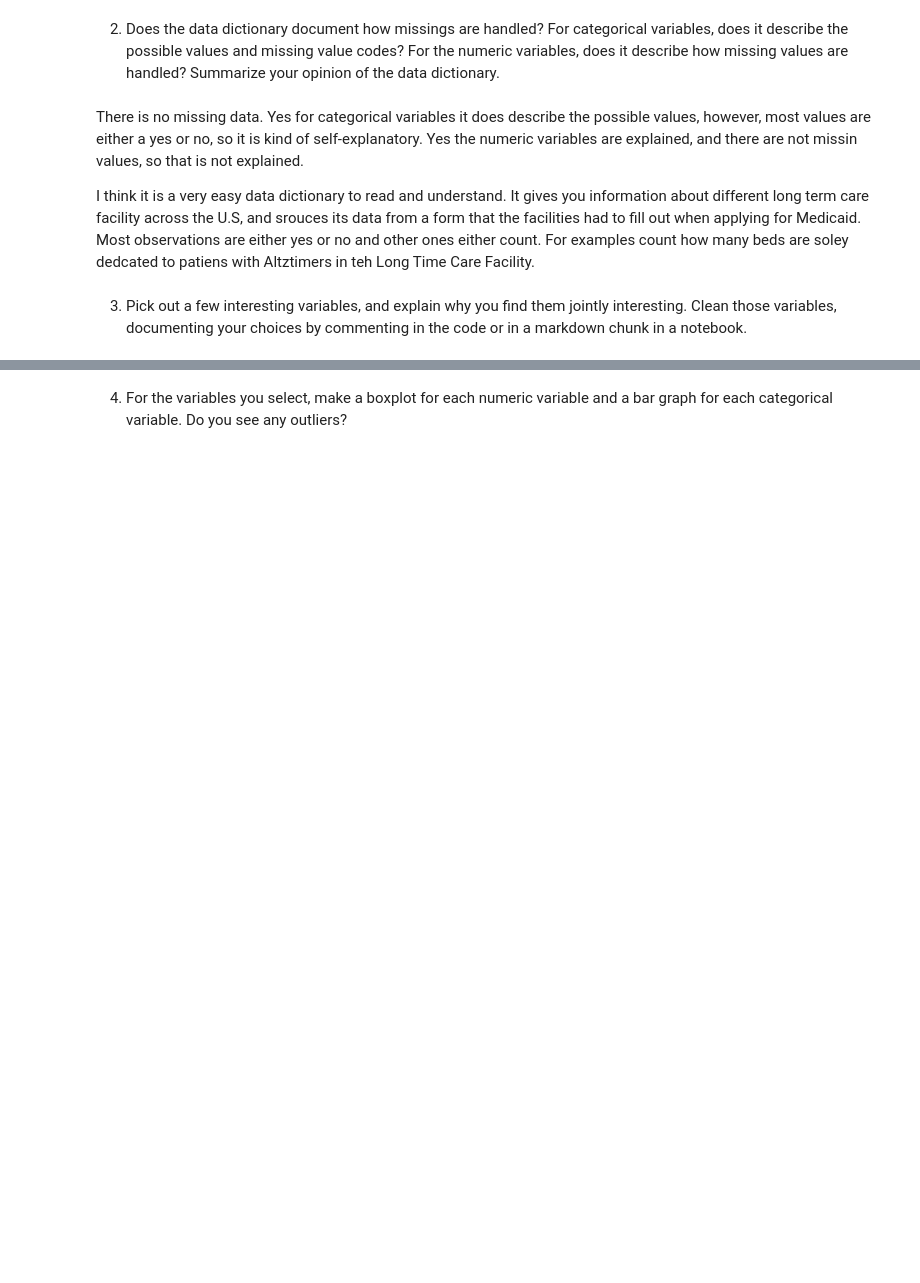
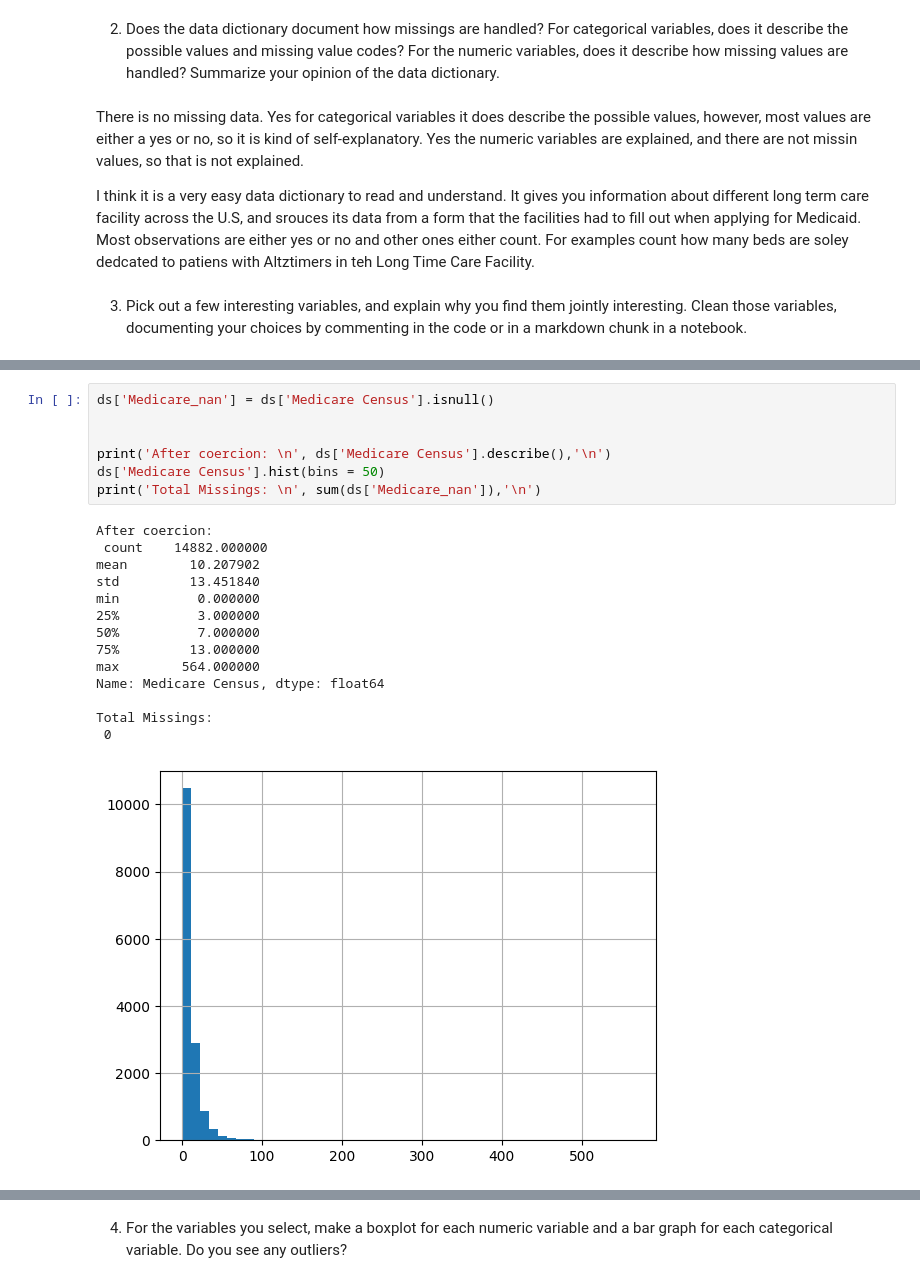
Before and after one commit to pwy7fv/visualization, a Jupyter notebook: assignment/assignment.ipynb, the cells around one changed output, grey strips where cells are left out. Saved outputs shown, nothing was run; the diff lists cells and outputs as text; blank space fills up the shorter version.

```diff
--- a/assignment/assignment.ipynb
+++ b/assignment/assignment.ipynb
@@ -258,0 +362,22 @@ I think it is a very easy data dictionary to read and understand. It gives you i
+# %%
+ds['Medicare_nan'] = ds['Medicare Census'].isnull()
+
+
+print('After coercion: \n', ds['Medicare Census'].describe(),'\n')
+ds['Medicare Census'].hist(bins = 50)
+print('Total Missings: \n', sum(ds['Medicare_nan']),'\n')
+# %% [output]
+After coercion:
+ count    14882.000000
+mean        10.207902
+std         13.451840
+min          0.000000
+25%          3.000000
+50%          7.000000
+75%         13.000000
+max        564.000000
+Name: Medicare Census, dtype: float64
+
+Total Missings:
+ 0
+[figure, added]
```
Also changed, not shown: parts of 33 cells of this notebook.
